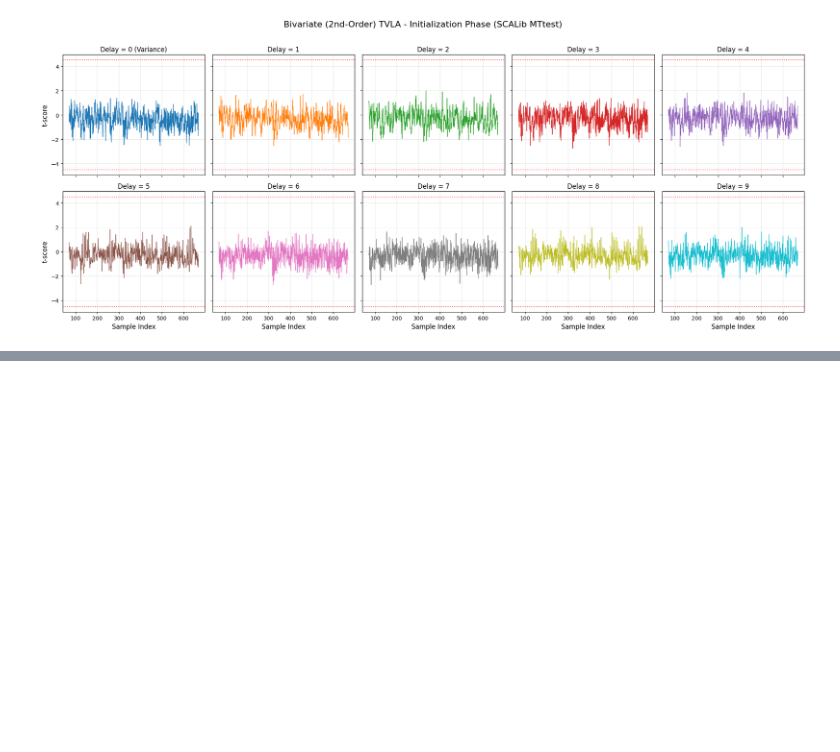
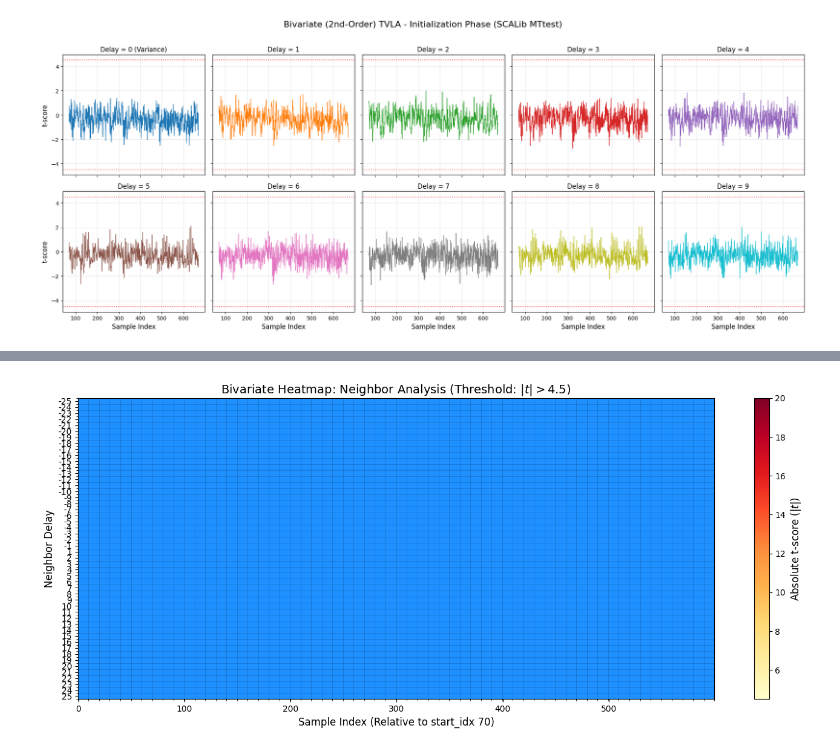
Before and after one commit to edge-group-polito/Side-Channel-Dojo, a Jupyter notebook: sw/notebook/examples/leakage_evaluation/multivariate_tvla.ipynb, the cells around one changed output, grey strips where cells are left out. Drawn from its saved outputs; the diff is of its cells as text; code cells hidden in the pictures; blank space fills up the shorter version.

Commit message:
added heatmap multivariate tvla example

```diff
--- a/sw/notebook/examples/leakage_evaluation/multivariate_tvla.ipynb
+++ b/sw/notebook/examples/leakage_evaluation/multivariate_tvla.ipynb
@@ -470,3 +470,100 @@ Generating Points of Interest (POIs)...
 Fitting MTtest model...
 Generating plot...
 [figure]
+# %%
+import numpy as np
+import matplotlib.pyplot as plt
+from scalib.metrics import MTtest
+
+# ===========================================================================
+# 1. COMPUTATION SECTION
+# ===========================================================================
+
+# Setup our target window and delays
+start_idx = 70      # The absolute start of your region of interest
+start_idx = 70
+window_len = 600    # We want 100 samples (from start_idx to start_idx + 100)
+delays = [d for d in range(-25, 26) if d != 0]
+
+print(f"Extracting traces for bivariate analysis...")
+
+# SCALib requires int16. Scale floats if necessary.
+scale_factor = 1000.0 if all_traces.dtype in [np.float64, np.float32] else 1.0
+
+# IMPORTANT: We need a "buffer" of 25 samples before start_idx and 25 after the window
+# so we don't try to index negative or out-of-bounds array elements.
+buffer_start = start_idx - 25
+buffer_end = start_idx + window_len + 25
+
+traces_f_int = (traces_fixed[:, buffer_start:buffer_end] * scale_factor).astype(np.int16)
+traces_r_int = (traces_random[:, buffer_start:buffer_end] * scale_factor).astype(np.int16)
+
+combined_traces = np.vstack((traces_f_int, traces_r_int))
+labels = np.concatenate((
+    np.zeros(len(traces_f_int), dtype=np.uint16),
+    np.ones(len(traces_r_int), dtype=np.uint16)
+))
+
+print("Generating Points of Interest (POIs)...")
+pois_list = []
+# Since we sliced with a buffer of 5, the "0th" sample of our target window
+# is actually at index 5 in the combined_traces array.
+base_offset = 25
+
+for d in delays:
+    for x in range(window_len):
+        # We pair sample x with sample x+d
+        pois_list.append([base_offset + x, base_offset + x + d])
+
+# SCALib expects POIs in shape (d, n_pois)
+pois_array = np.array(pois_list, dtype=np.uint32).T
+
+print("Fitting MTtest model...")
+mttest = MTtest(d=2, pois=pois_array)
+mttest.fit_u(combined_traces, labels)
+
+# Retrieve the flat array of t-scores and take the absolute value
+flat_t_scores = np.abs(mttest.get_ttest())
+
+# Reshape into a 2D grid: (10 delays, 100 samples)
+t_matrix = flat_t_scores.reshape((len(delays), window_len))
+
+
+# ===========================================================================
+# 2. PLOTTING SECTION
+# ===========================================================================
+
+print("Generating Heatmap...")
+
+# Mask the array: we hide any values <= 4.5 so we can color the background blue
+masked_t = np.ma.masked_where(t_matrix <= 4.5, t_matrix)
+
+fig, ax = plt.subplots(figsize=(14, 6))
+
+# Set the background color for cells where the t-score is <= 4.5 (No Leakage)
+ax.set_facecolor('dodgerblue')
+
+# Plot the heatmap for values > 4.5 (Leakage)
+# cmap 'YlOrRd' creates a Yellow -> Orange -> Red gradient.
+# vmax=20 sets the ceiling for the deep red color.
+heatmap = ax.imshow(masked_t, cmap='YlOrRd', vmin=4.5, vmax=20, aspect='auto')
+
+# Configure Axes
+ax.set_yticks(np.arange(len(delays)))
+ax.set_yticklabels(delays)
+ax.set_xlabel(f'Sample Index (Relative to start_idx {start_idx})', fontsize=12)
+ax.set_ylabel('Neighbor Delay', fontsize=12)
+ax.set_title('Bivariate Heatmap: Neighbor Analysis (Threshold: $|t| > 4.5$)', fontsize=14)
+
+# Add a colorbar to explain the Yellow->Red gradient
+cbar = plt.colorbar(heatmap, ax=ax)
+cbar.set_label('Absolute t-score ($|t|$)', fontsize=12)
+
+# Optional: Add a subtle grid to delineate the blocks
+ax.set_xticks(np.arange(-0.5, window_len, 10), minor=True)
+ax.set_yticks(np.arange(-0.5, len(delays), 1), minor=True)
+ax.grid(which="minor", color="black", linestyle='-', linewidth=0.5, alpha=0.2)
+
+plt.tight_layout()
+plt.show()
+# %% [output]
@@ -472,0 +574 @@ Generating plot...
+[figure, added]
```
Also changed, not shown: parts of 1 cell of this notebook.
